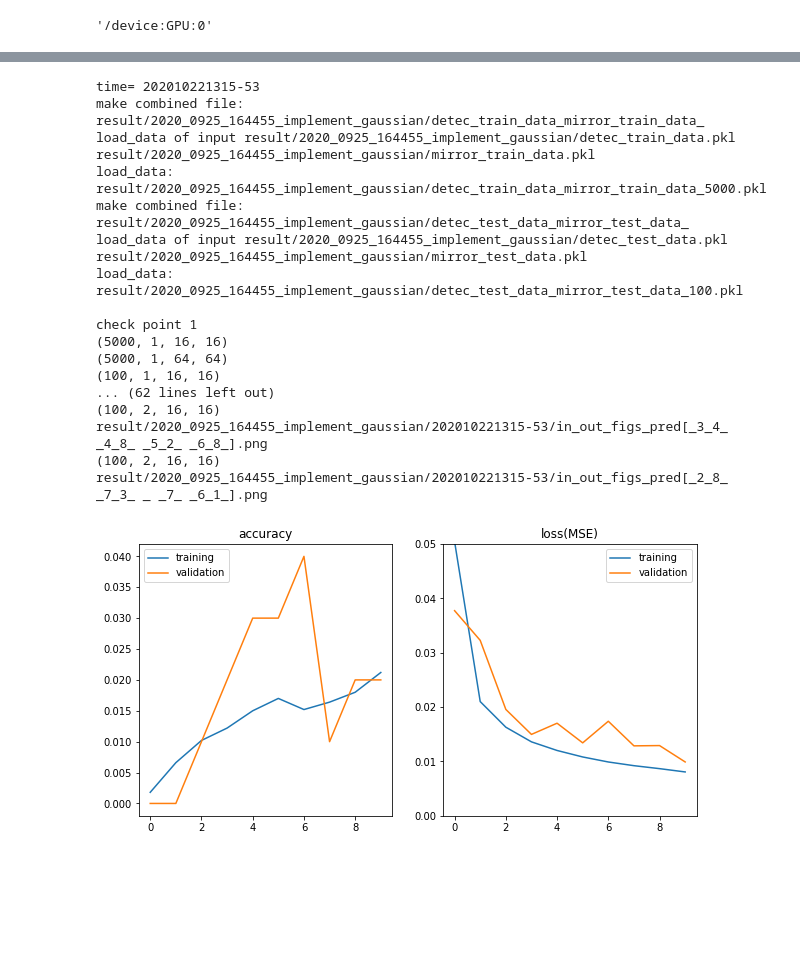
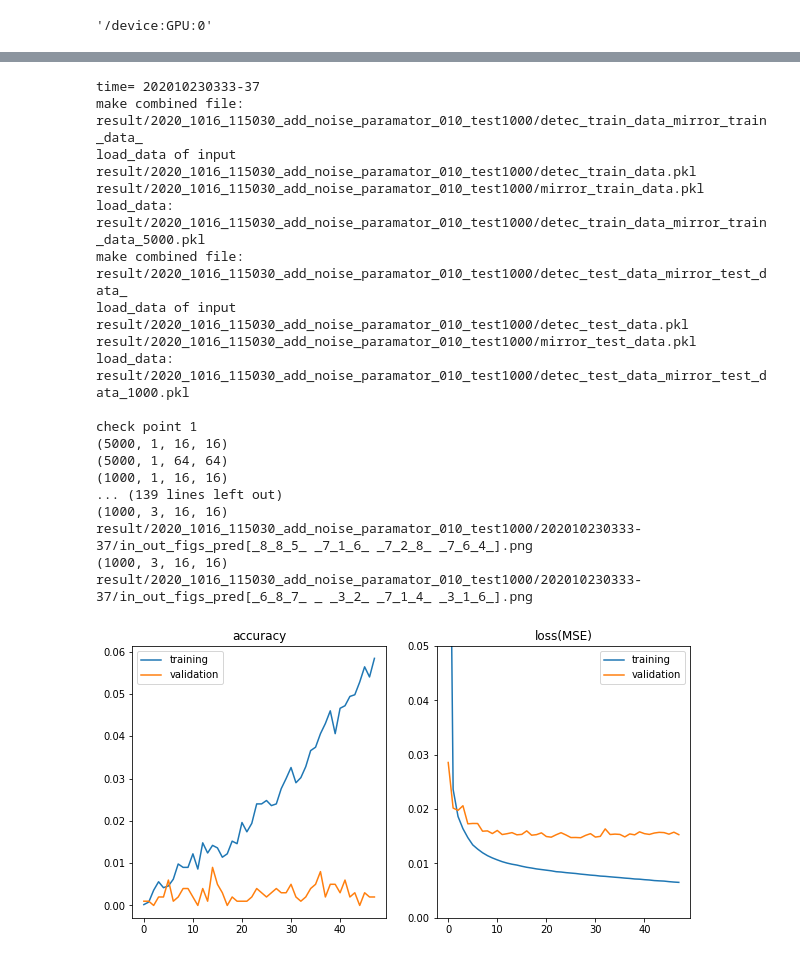
Before and after one commit to Hirochon/laboratory, a Jupyter notebook: mlphase/main_gpu.ipynb, the cells around one changed output, grey strips where cells are left out. Saved outputs shown, nothing was run; the diff lists cells and outputs as text; code cells hidden in the pictures; blank space fills up the shorter version.

```diff
--- a/mlphase/main_gpu.ipynb
+++ b/mlphase/main_gpu.ipynb
@@ -216,16 +229,16 @@ def regressin_CNN(x, y, xt, yt, sfolder, active_function="relu"):
 
 
     model = Sequential()
-    model.add(Input(shape=(16, 16, 2)))
-    model.add(Conv2D(32, (3, 3), activation="relu", padding="same"))
+    model.add(Input(shape=(16, 16, np.shape(x)[3])))
+    model.add(Conv2D(48, (3, 3), activation="relu", padding="same"))
     # model.add(MaxPooling2D(pool_size=(2, 2)))
-    model.add(Conv2D(32, (3, 3), activation="relu", padding="same"))
+    model.add(Conv2D(48, (3, 3), activation="relu", padding="same"))
 
     model.add(Flatten())
 
-    model.add(Dense(8192, activation="relu"))
+    model.add(Dense(12288, activation="relu"))
     model.add(Dropout(0.25))
-    model.add(Dense(8192, activation="relu"))
+    model.add(Dense(12288, activation="relu"))
     model.add(Dropout(0.25))
 
     model.add(Dense(out_dim))
@@ -236,7 +249,7 @@ def regressin_CNN(x, y, xt, yt, sfolder, active_function="relu"):
 
     history = model.fit(x=x,
                         y=y,
-                        epochs=10,
+                        epochs=1000,
                         validation_data=(xt, yt),
                         verbose=2,
                         callbacks=[EarlyStopping(monitor="val_loss",
@@ -296,6 +309,7 @@ def main_regression_CNN_learn(detec_train, mirror_train, detec_test, mirror_test
     file = sfolder + "/output.json"
     with open(file, "w") as f:
         memo = {
+                "folder": str(sfolder),
                 "train_data_num": str(train_num),
                 "test_data_num": str(test_num),
                 "epochs": str(epochs),
@@ -353,27 +367,29 @@ def main(data_folder, active_function, reshape_type):
                               detec_test, mirror_test, sfolder,
                               active_function, reshape_type)
 # %%
-folder = "result/2020_0925_164455_implement_gaussian"
+folder = "result/2020_1016_115030_add_noise_paramator_010_test1000"
 active_function="relu"
-reshape_type='real_imag'
+
+# "abs_phase", "abs", "real_imag", "real_imag_abs", "all"
+reshape_type="real_imag_abs"
 
 main(folder, active_function, reshape_type)
 # %% [output]
-time= 202010221315-53
-make combined file:  result/2020_0925_164455_implement_gaussian/detec_train_data_mirror_train_data_
-load_data of input result/2020_0925_164455_implement_gaussian/detec_train_data.pkl result/2020_0925_164455_implement_gaussian/mirror_train_data.pkl
-load_data: result/2020_0925_164455_implement_gaussian/detec_train_data_mirror_train_data_5000.pkl
-make combined file:  result/2020_0925_164455_implement_gaussian/detec_test_data_mirror_test_data_
-load_data of input result/2020_0925_164455_implement_gaussian/detec_test_data.pkl result/2020_0925_164455_implement_gaussian/mirror_test_data.pkl
-load_data: result/2020_0925_164455_implement_gaussian/detec_test_data_mirror_test_data_100.pkl
+time= 202010230333-37
+make combined file:  result/2020_1016_115030_add_noise_paramator_010_test1000/detec_train_data_mirror_train_data_
+load_data of input result/2020_1016_115030_add_noise_paramator_010_test1000/detec_train_data.pkl result/2020_1016_115030_add_noise_paramator_010_test1000/mirror_train_data.pkl
+load_data: result/2020_1016_115030_add_noise_paramator_010_test1000/detec_train_data_mirror_train_data_5000.pkl
+make combined file:  result/2020_1016_115030_add_noise_paramator_010_test1000/detec_test_data_mirror_test_data_
+load_data of input result/2020_1016_115030_add_noise_paramator_010_test1000/detec_test_data.pkl result/2020_1016_115030_add_noise_paramator_010_test1000/mirror_test_data.pkl
+load_data: result/2020_1016_115030_add_noise_paramator_010_test1000/detec_test_data_mirror_test_data_1000.pkl
 
 check point 1
 (5000, 1, 16, 16)
 (5000, 1, 64, 64)
-(100, 1, 16, 16)
-... (62 lines left out)
-(100, 2, 16, 16)
-result/2020_0925_164455_implement_gaussian/202010221315-53/in_out_figs_pred[_3_4_ _4_8_ _5_2_ _6_8_].png
-(100, 2, 16, 16)
-result/2020_0925_164455_implement_gaussian/202010221315-53/in_out_figs_pred[_2_8_ _7_3_ _ _7_ _6_1_].png
+(1000, 1, 16, 16)
+... (139 lines left out)
+(1000, 3, 16, 16)
+result/2020_1016_115030_add_noise_paramator_010_test1000/202010230333-37/in_out_figs_pred[_8_8_5_ _7_1_6_ _7_2_8_ _7_6_4_].png
+(1000, 3, 16, 16)
+result/2020_1016_115030_add_noise_paramator_010_test1000/202010230333-37/in_out_figs_pred[_6_8_7_ _ _3_2_ _7_1_4_ _3_1_6_].png
-[figure, old version]
+[figure, new version]
```
Also changed, not shown: parts of 2 cells of this notebook.
